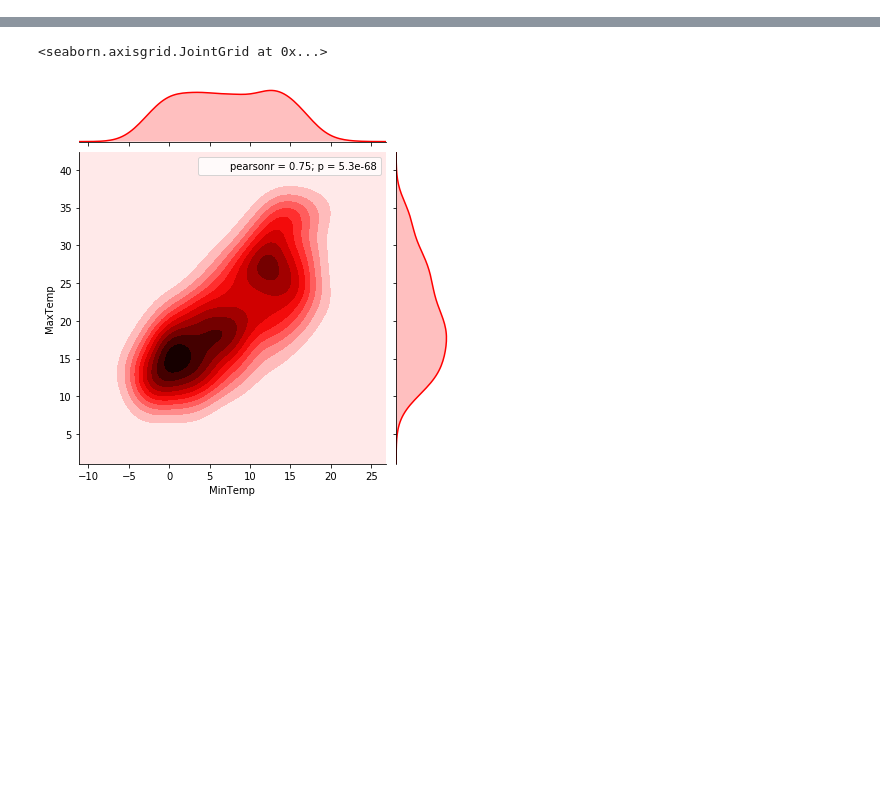
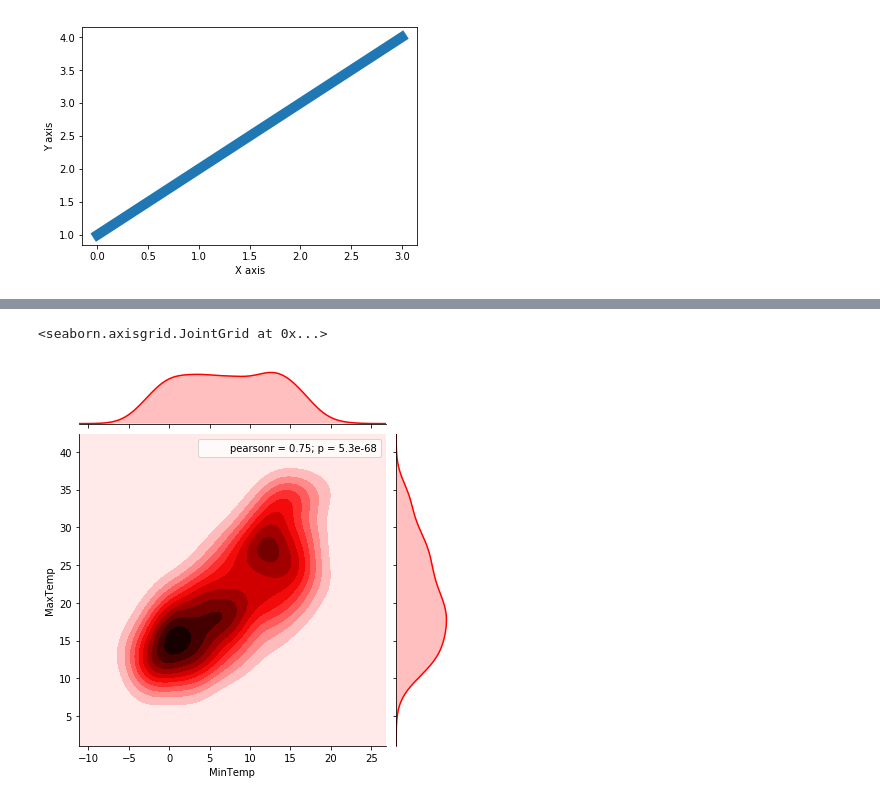
Before and after one commit to nikhilsasi/ML_LearningAcadview, a Jupyter notebook: assignment_6.ipynb, the cells around one changed output, grey strips where cells are left out. Saved outputs shown, nothing was run; the diff lists cells and outputs as text; code cells hidden in the pictures; blank space fills up the shorter version.

```diff
--- a/assignment_6.ipynb
+++ b/assignment_6.ipynb
@@ -0,0 +30,7 @@
+# %%
+plt.plot([1,2,3,4], linewidth=10.0)
+plt.ylabel("Y axis")
+plt.xlabel("X axis")
+plt.show()
+# %% [output]
+[figure, added]
```
Also changed, not shown: parts of 16 cells of this notebook, 1 other file.
